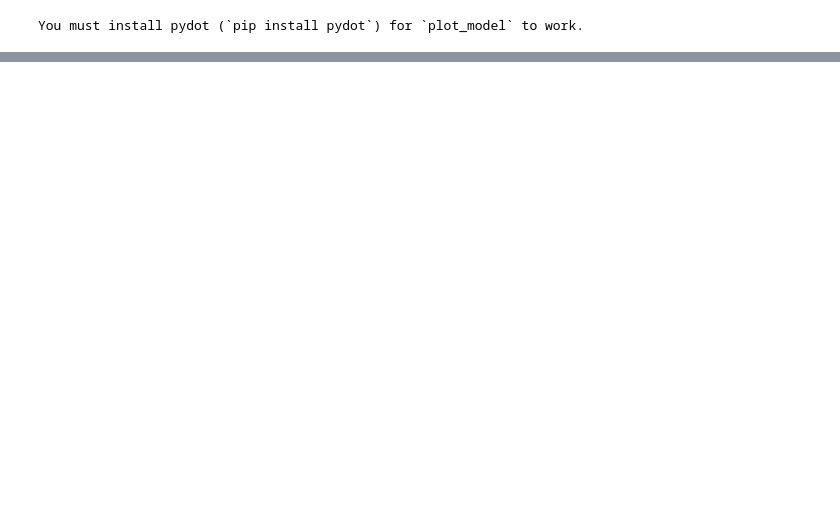
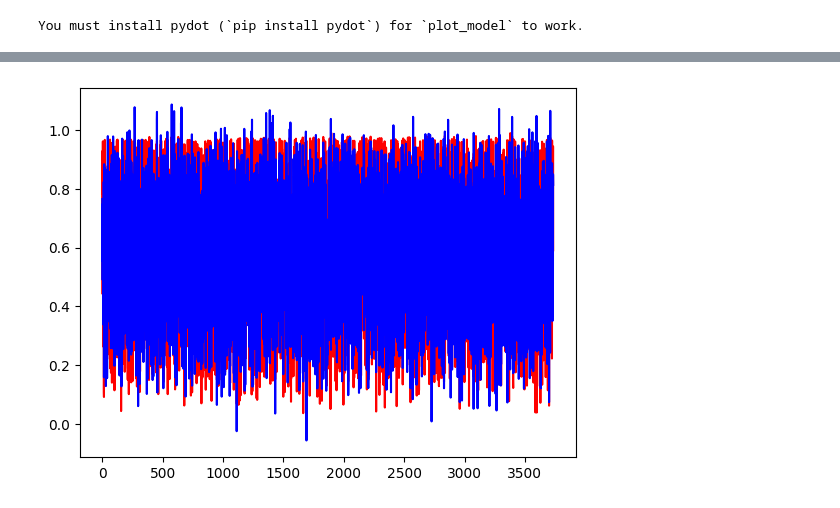
Before and after one commit to alelovo/Project_MachineLearning, a Jupyter notebook: NN.ipynb, the cells around one changed output, grey strips where cells are left out. Drawn from its saved outputs; the diff is of its cells as text; code cells hidden in the pictures; blank space fills up the shorter version.

```diff
--- a/NN.ipynb
+++ b/NN.ipynb
@@ -295,0 +366,6 @@ test_loss,test_mae
+# %%
+yhat = model_user1.predict(x_train)
+plt.plot(y_train, color='r')
+plt.plot(yhat, color='b') #attenzione alcune predizione sono negative
+plt.show()
+# %% [output]
@@ -295,0 +373 @@ test_loss,test_mae
+[figure, added]
```
Also changed, not shown: parts of 15 cells of this notebook.
